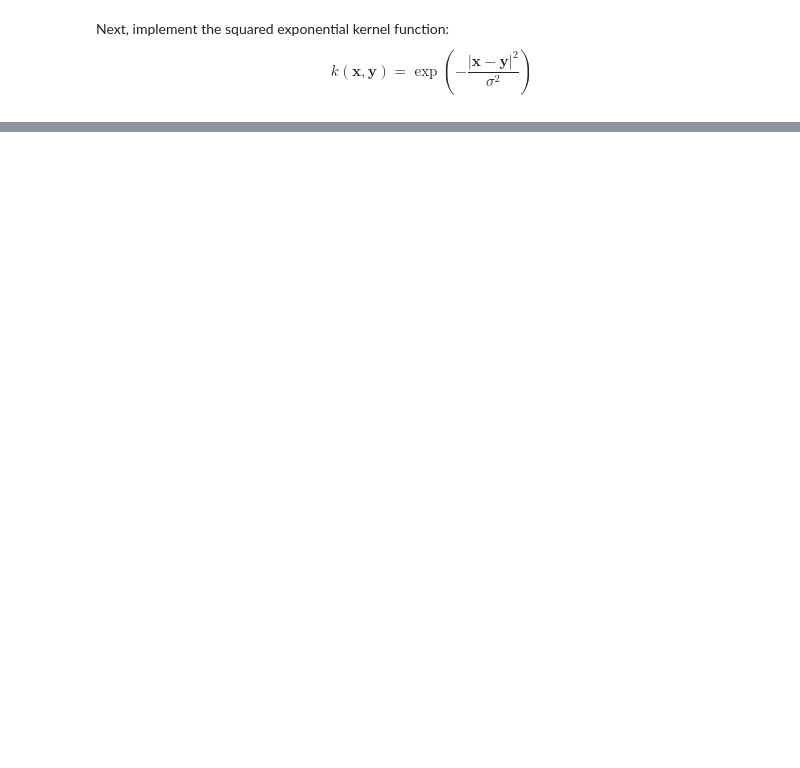
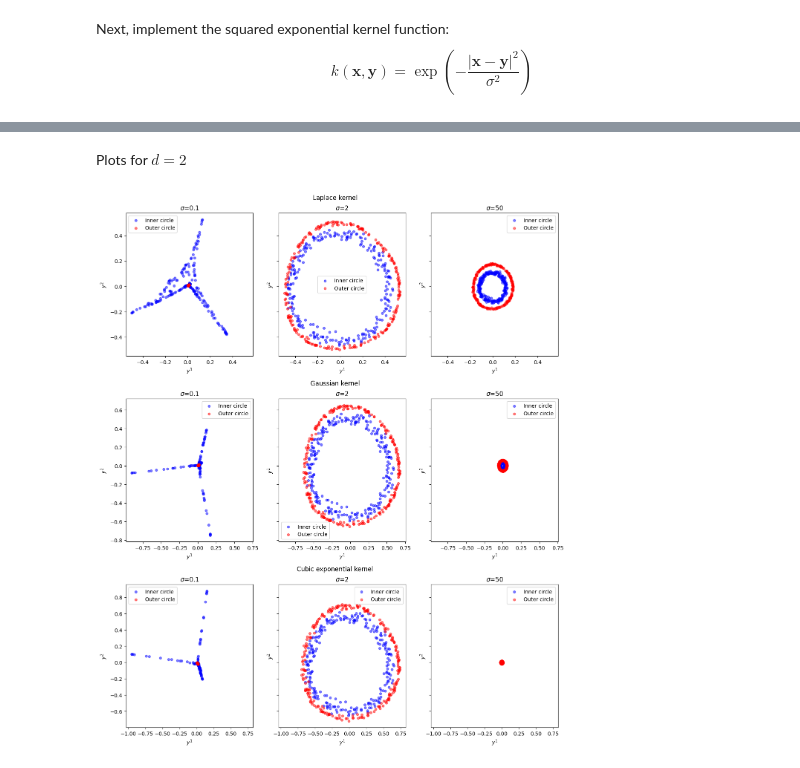
Before and after one commit to JaviMaligno/LTCC, a Jupyter notebook: KernelMethods/Exercises/Exercise4.ipynb, the cells around one changed output, grey strips where cells are left out. Drawn from its saved outputs; the diff is of its cells as text; code cells hidden in the pictures; blank space fills up the shorter version.

```diff
--- a/KernelMethods/Exercises/Exercise4.ipynb
+++ b/KernelMethods/Exercises/Exercise4.ipynb
@@ -42,0 +146,29 @@ Set up the gram matrix
+# %% [markdown]
+Plots for $d=2$
+# %%
+
+#fig, ax = plt.subplots(1,3, figsize = (15,5), sharey=True)
+fig = plt.figure(figsize=(15,15))
+subfigs = fig.subfigures(nrows=3, ncols=1)
+for i in range(3):
+    if i == 0:
+        title = "Laplace kernel"
+    elif i == 1:
+        title = "Gaussian kernel"
+    else:
+        title = "Cubic exponential kernel"
+    subfigs[i].suptitle(title)
+    ax = subfigs[i].subplots(nrows = 1, ncols = 3, sharey= True, sharex = True)
+    for j in range(3):
+        two_d_points = new_coordinates(data_points, sigma = sigmas[j], p = ps[i], d=2)
+        inner_circle = two_d_points[:N]
+        outer_circle = two_d_points[N:]
+        ax[j].scatter(*zip(*inner_circle), c = "b", alpha= 0.5, s = 20, label = "Inner circle")
+        ax[j].scatter(*zip(*outer_circle), c = "r", alpha= 0.5, s=20, label = "Outer circle")
+        ax[j].set_xlabel("$y^1$")
+        ax[j].set_ylabel("$y^2$")
+        ax[j].set_title(f"$\sigma$={sigmas[j]}")
+        ax[j].legend()
+plt.show()
+# %% [output]
+[figure, added]
```
Also changed, not shown: parts of 17 cells of this notebook, 1 other file.
